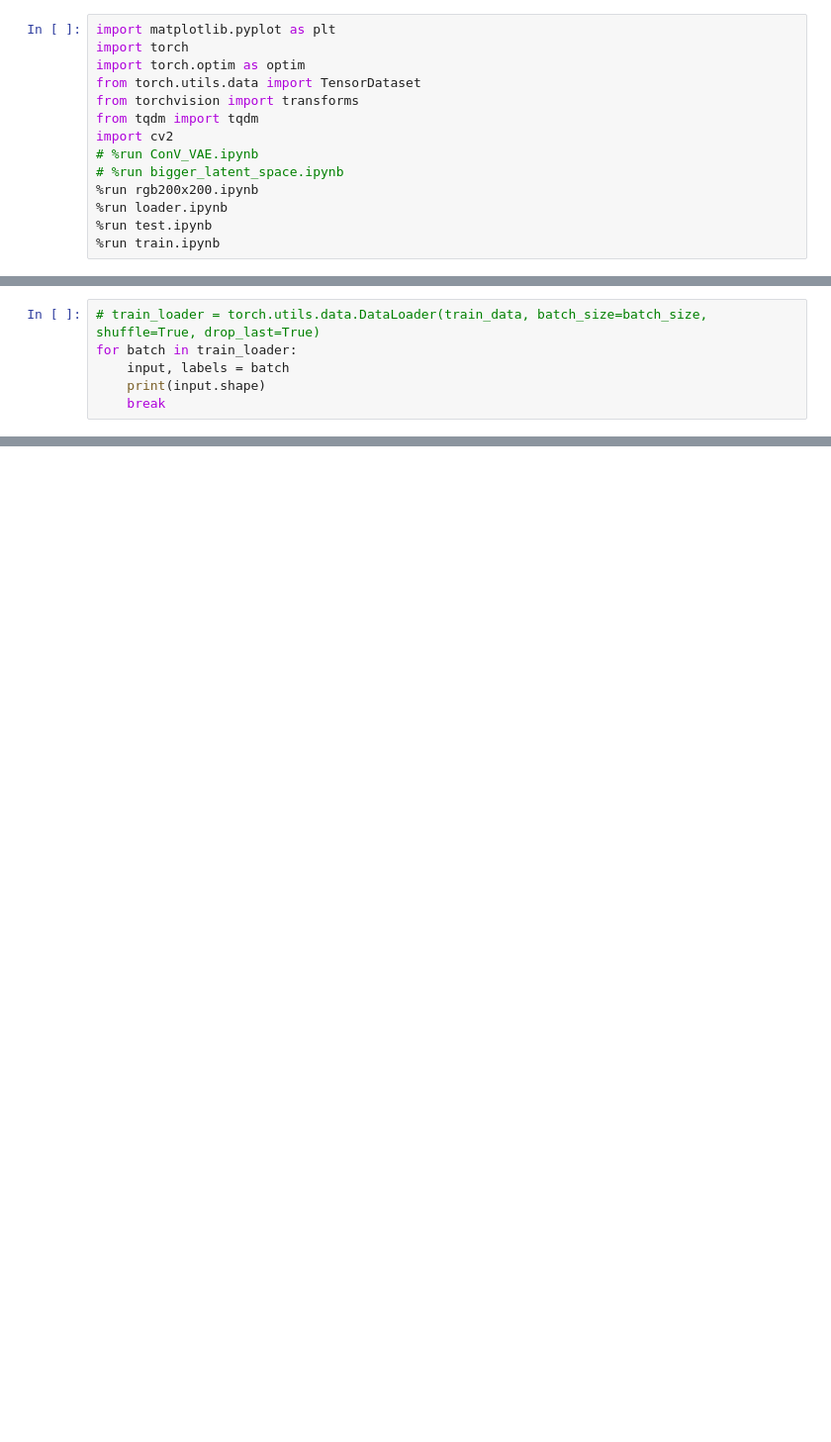
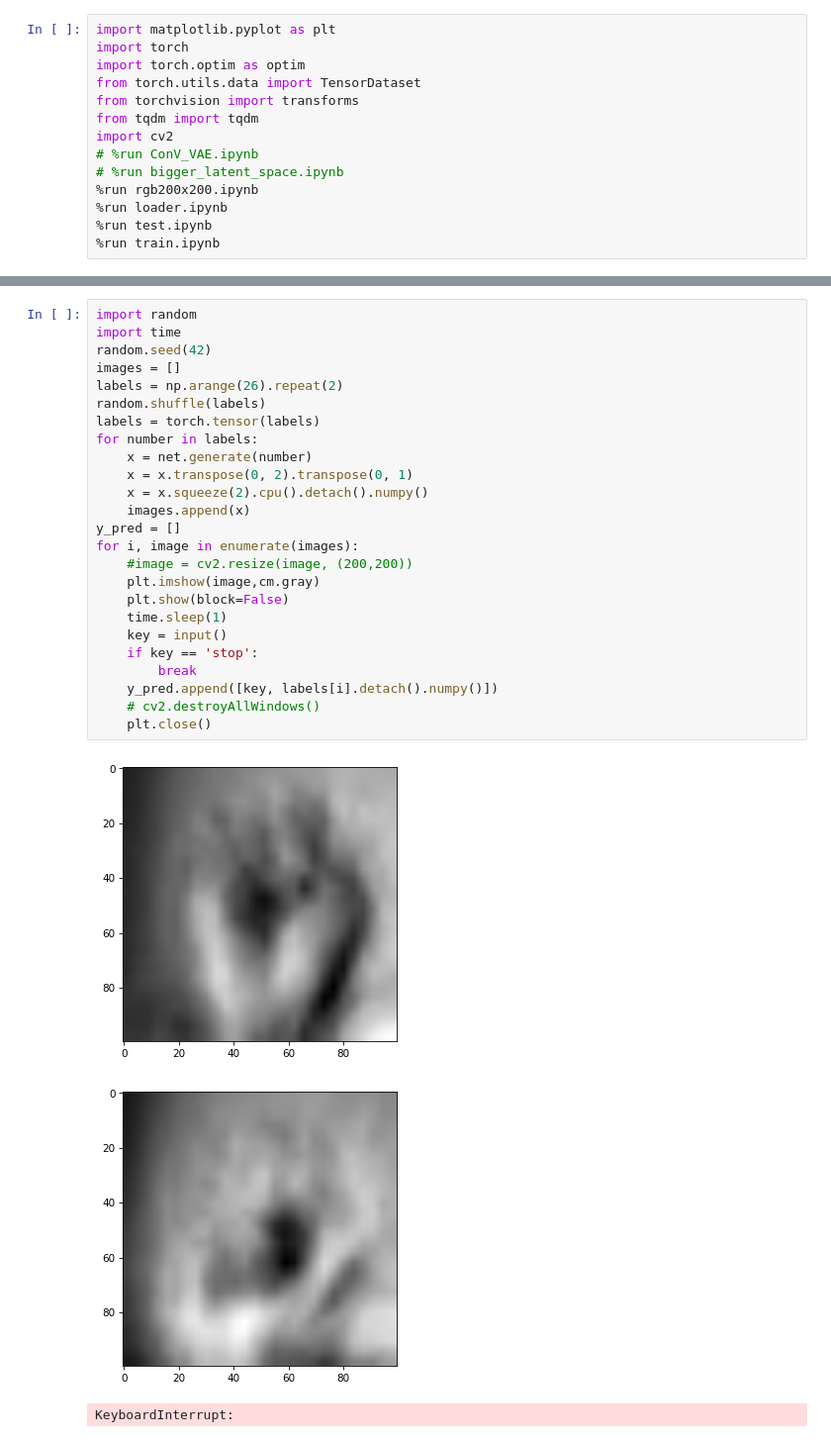
Before and after one commit to ConstantinovMihai/AmericanSignVAE, a Jupyter notebook: Notebook/main.ipynb, the cells around one changed output, grey strips where cells are left out. Shown at 99% size. Cells and saved outputs as stored; diff of their text form; blank space fills up the shorter version.

```diff
--- a/Notebook/main.ipynb
+++ b/Notebook/main.ipynb
@@ -39,8 +43,2 @@ test_data = CustomImageDataset('../data/sign_mnist_test.csv', transform=transfor
 train_loader = torch.utils.data.DataLoader(train_data, batch_size=batch_size, shuffle=True)
 test_loader = torch.utils.data.DataLoader(test_data, batch_size=batch_size, shuffle=True)
-# %%
-# train_loader = torch.utils.data.DataLoader(train_data, batch_size=batch_size, shuffle=True, drop_last=True)
-for batch in train_loader:
-    input, labels = batch
-    print(input.shape)
-    break
@@ -169,0 +187,29 @@ for i in range(50):
+# %%
+import random
+import time
+random.seed(42)
+images = []
+labels = np.arange(26).repeat(2)
+random.shuffle(labels)
+labels = torch.tensor(labels)
+for number in labels:
+    x = net.generate(number)
+    x = x.transpose(0, 2).transpose(0, 1)
+    x = x.squeeze(2).cpu().detach().numpy()
+    images.append(x)
+y_pred = []
+for i, image in enumerate(images):
+    #image = cv2.resize(image, (200,200))
+    plt.imshow(image,cm.gray)
+    plt.show(block=False)
+    time.sleep(1)
+    key = input()
+    if key == 'stop':
+        break
+    y_pred.append([key, labels[i].detach().numpy()])
+    # cv2.destroyAllWindows()
+    plt.close()
+# %% [output]
+[figure, added]
+[figure, added]
+KeyboardInterrupt:
```
Also changed, not shown: parts of 14 cells of this notebook, 1 other file.
